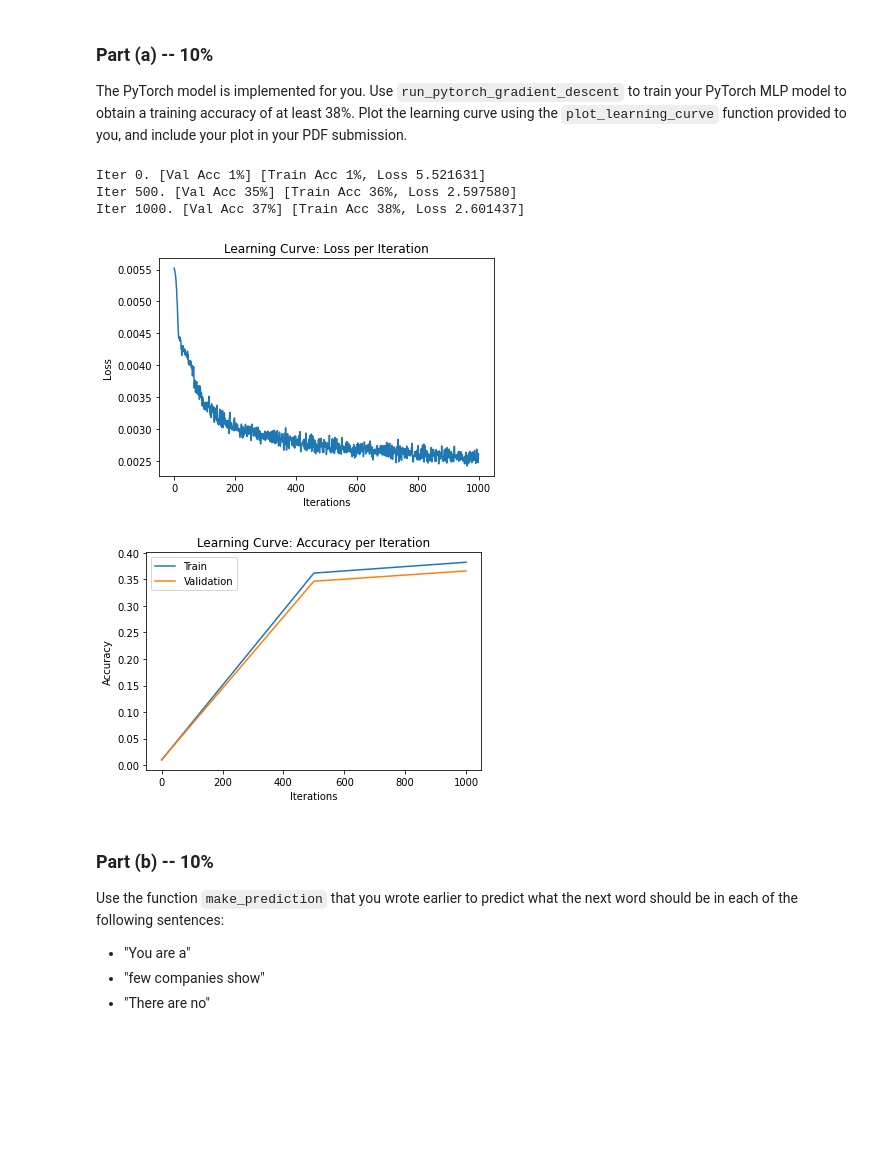
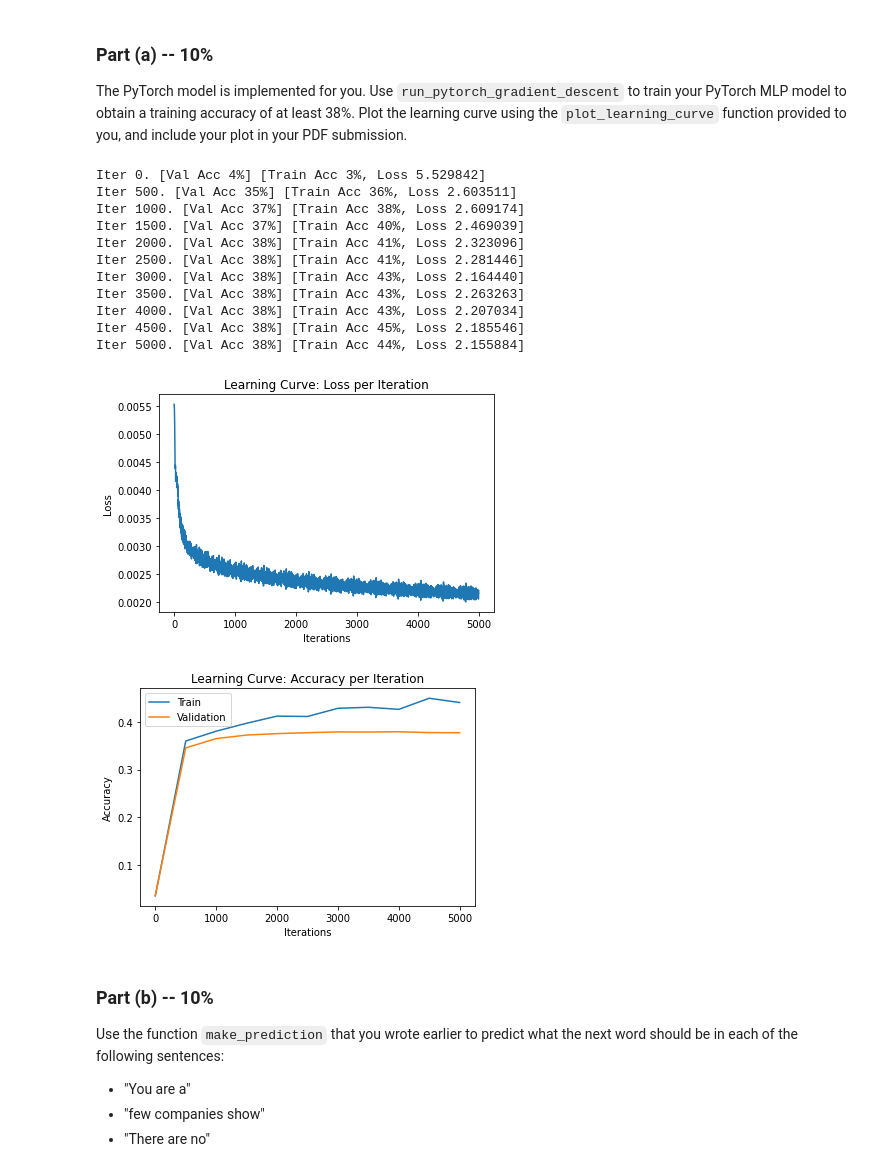
Before and after one commit to zivmo99/DeapLearning2, a Jupyter notebook: Assignment2.ipynb, the cells around one changed output. Cells and saved outputs as stored; diff of their text form; code cells hidden in the pictures; blank space fills up the shorter version.

```diff
--- a/Assignment2.ipynb
+++ b/Assignment2.ipynb
@@ -386,9 +386,9 @@ def run_pytorch_gradient_descent(model,
             st = torch.Tensor(st).long()
 
             zs = model(xt)              # compute prediction logit
-            output = criterion(zs, st)
+            loss = criterion(zs, st)
 
-            loss = output.sum()       # compute the total loss
+            #loss = output.sum()       # compute the total loss
 
             loss.backward()             # compute updates for each parameter
             #print('gradients =', [x.grad.data  for x in model.parameters()] )
@@ -593,37 +593,45 @@ to you, and include your plot in your PDF submission.
 # %%
 class PyTorchWordEmb(nn.Module):
     def __init__(self, emb_size=100, num_hidden=300, vocab_size=750): #vocab_size=250
         super(PyTorchWordEmb, self).__init__()
         self.word_emb_layer = nn.Linear(vocab_size, emb_size*3, bias=False) #emb_size
         self.fc_layer1 = nn.Linear(emb_size * 3, num_hidden)
         self.fc_layer2 = nn.Linear(num_hidden, 250)
         self.num_hidden = num_hidden
         self.emb_size = emb_size
     def forward(self, inp):
         embeddings = torch.relu(self.word_emb_layer(inp))
         embeddings = embeddings.reshape([-1, self.emb_size*3 ])
         hidden = torch.relu(self.fc_layer1(embeddings))
         return self.fc_layer2(hidden)
 
 pytorch_wordemb= PyTorchWordEmb()
 
 result = run_pytorch_gradient_descent(pytorch_wordemb,
                                  train_data=train4grams,
                                  validation_data=valid4grams,
                                  batch_size=1000,
                                  learning_rate=0.002,
                                  weight_decay=0,
-                                 max_iters=1000, #max_iters=20000
+                                 max_iters=5000,
                                  checkpoint_path=None)
 
 
 plot_learning_curve(*result)
 # %% [output]
-Iter 0. [Val Acc 1%] [Train Acc 1%, Loss 5.521631]
-Iter 500. [Val Acc 35%] [Train Acc 36%, Loss 2.597580]
-Iter 1000. [Val Acc 37%] [Train Acc 38%, Loss 2.601437]
+Iter 0. [Val Acc 4%] [Train Acc 3%, Loss 5.529842]
+Iter 500. [Val Acc 35%] [Train Acc 36%, Loss 2.603511]
+Iter 1000. [Val Acc 37%] [Train Acc 38%, Loss 2.609174]
+Iter 1500. [Val Acc 37%] [Train Acc 40%, Loss 2.469039]
+Iter 2000. [Val Acc 38%] [Train Acc 41%, Loss 2.323096]
+Iter 2500. [Val Acc 38%] [Train Acc 41%, Loss 2.281446]
+Iter 3000. [Val Acc 38%] [Train Acc 43%, Loss 2.164440]
+Iter 3500. [Val Acc 38%] [Train Acc 43%, Loss 2.263263]
+Iter 4000. [Val Acc 38%] [Train Acc 43%, Loss 2.207034]
+Iter 4500. [Val Acc 38%] [Train Acc 45%, Loss 2.185546]
+Iter 5000. [Val Acc 38%] [Train Acc 44%, Loss 2.155884]
-[figure, old version]
+[figure, new version]
-[figure, old version]
+[figure, new version]
 # %% [markdown]
 ### Part (b) -- 10%
 
```
Also changed, not shown: parts of 11 cells of this notebook.
